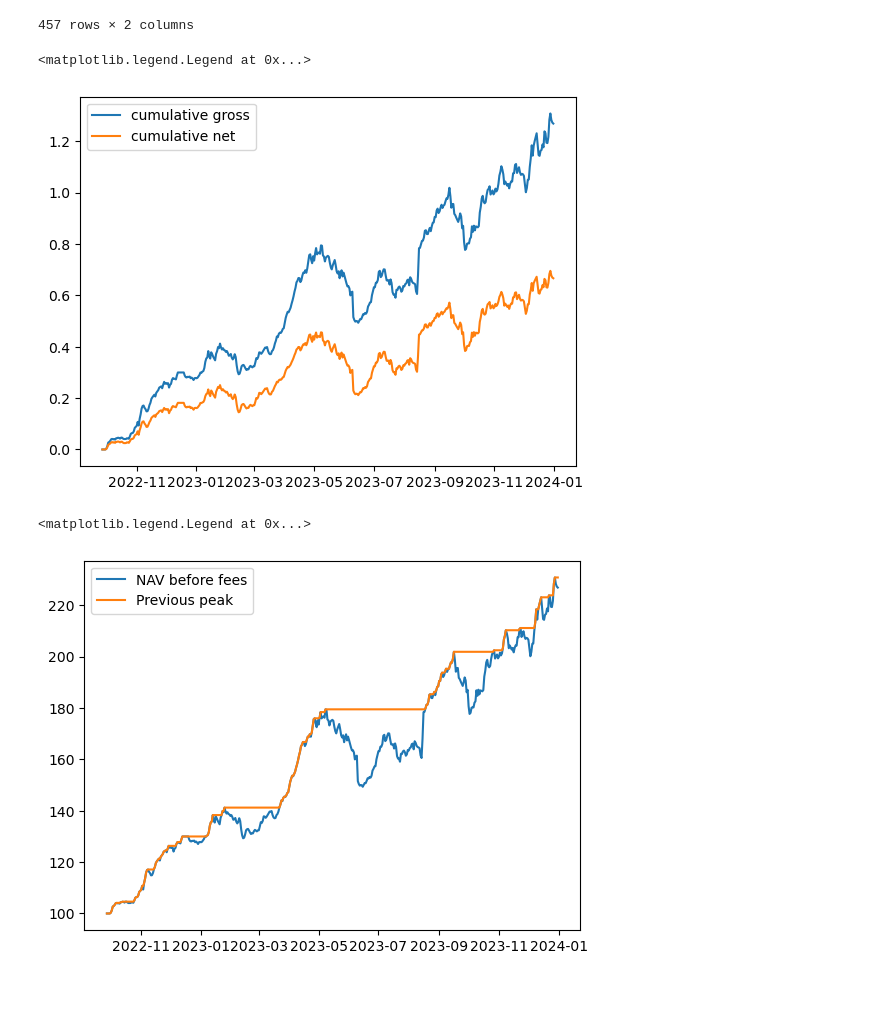
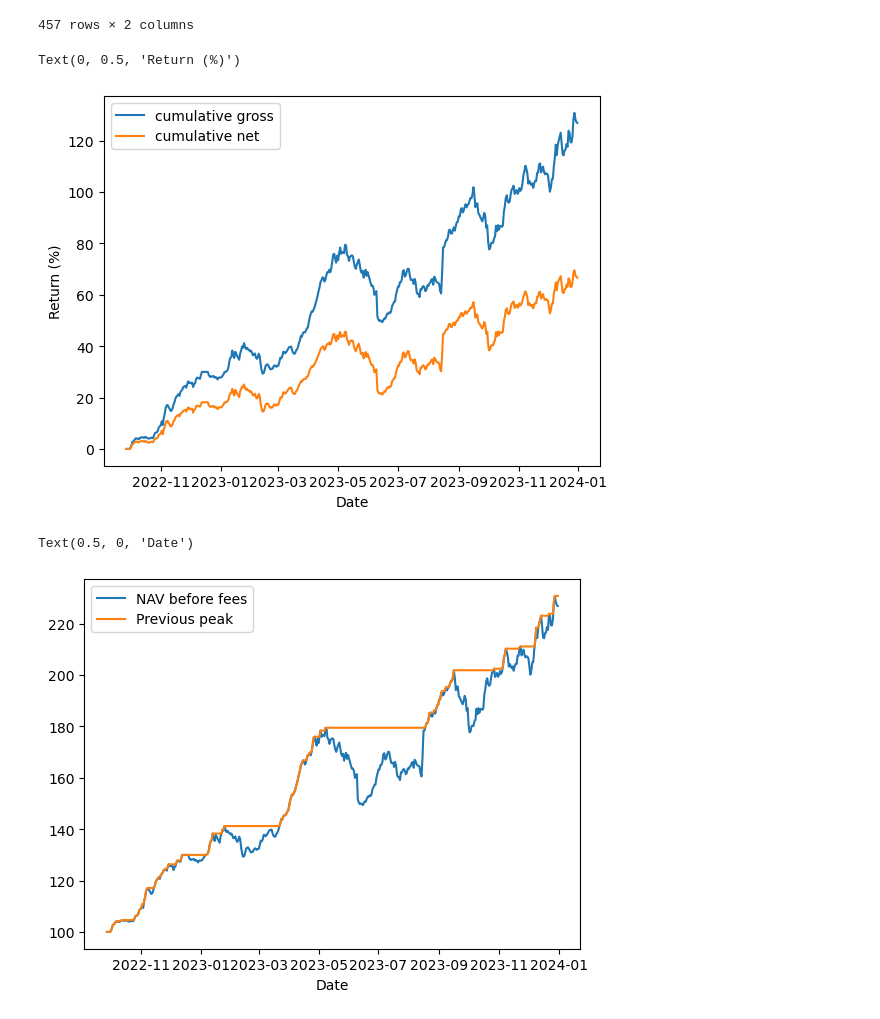
Before and after one commit to samchoy0924/Sam-Choy, a Jupyter notebook: Cumulative Net Returns.ipynb, the cells around one changed output. Cells and saved outputs as stored; diff of their text form; code cells hidden in the pictures; blank space fills up the shorter version.

```diff
--- a/Cumulative Net Returns.ipynb
+++ b/Cumulative Net Returns.ipynb
@@ -86,21 +86,24 @@ data["2022-10":]
 cumulative_gross_return = (1+data["daily_gross_return_pct"]).cumprod()-1
 cumulative_net_return = (1+data["daily_net_return_pct"]).cumprod()-1
 
-plt.plot(cumulative_gross_return)
-plt.plot(cumulative_net_return)
+plt.plot(cumulative_gross_return*100)
+plt.plot(cumulative_net_return*100)
 plt.legend(['cumulative gross','cumulative net'])
+plt.xlabel("Date")
+plt.ylabel("Return (%)")
 #plot cumulative gross and net returns
 # %% [output]
-<matplotlib.legend.Legend at 0x...>
+Text(0, 0.5, 'Return (%)')
-[figure, old version]
+[figure, new version]
 # %%
 plt.plot(NAV_before_fees)
 plt.plot(Previous_peaks)
 plt.legend(['NAV before fees', 'Previous peak'])
+plt.xlabel("Date")
 #plot NAV before fees and previous peaks
 # %% [output]
-<matplotlib.legend.Legend at 0x...>
+Text(0.5, 0, 'Date')
-[figure, old version]
+[figure, new version]
 # %%
 cumulative_net_return.to_csv('cumulative_net_returns.csv', header=True)
 #export to csv
```
